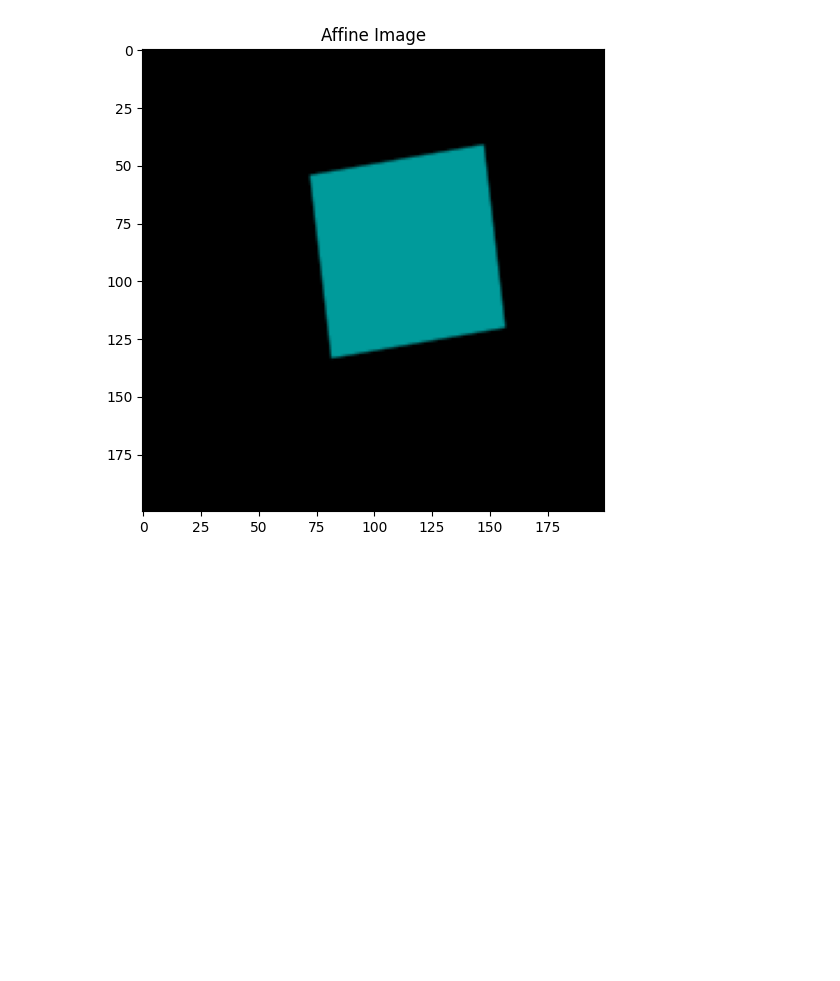
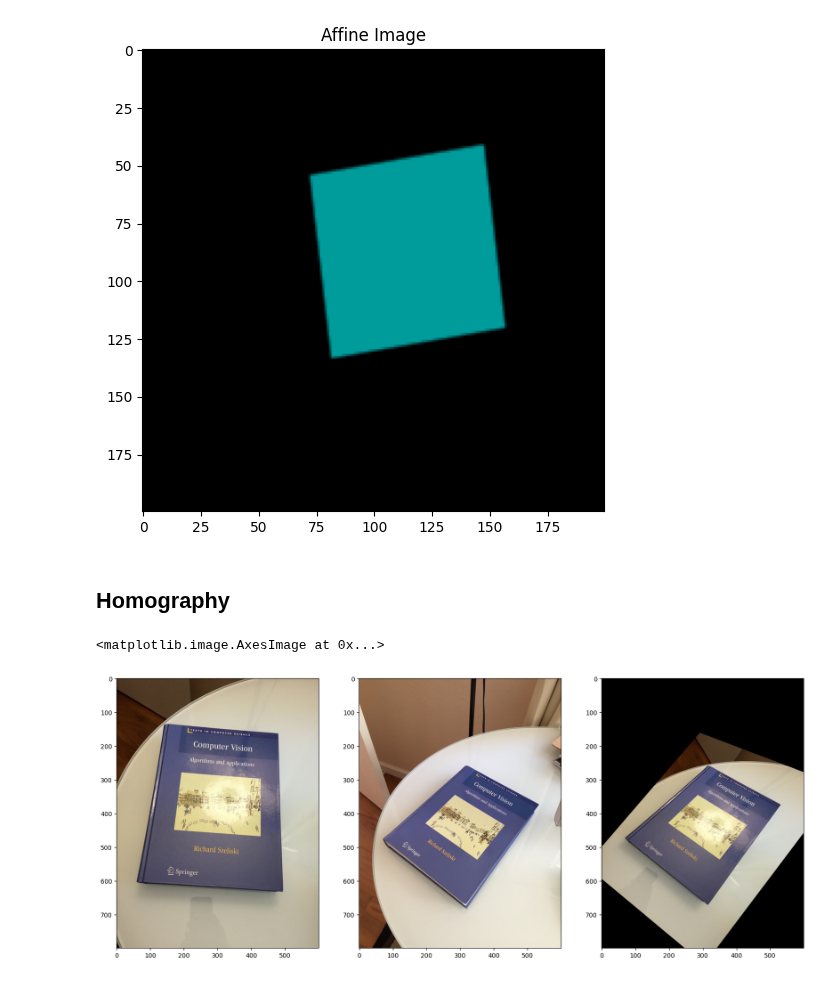
Before and after one commit to DastanIqbal/LearnOpenCV, a Jupyter notebook: src/OpenCV/dlap/week2/2.2-Recap-AffineTransformation.ipynb, the cells around one changed output. Drawn from its saved outputs; the diff is of its cells as text; code cells hidden in the pictures; blank space fills up the shorter version.

Commit message:
feat: homography

```diff
--- a/src/OpenCV/dlap/week2/2.2-Recap-AffineTransformation.ipynb
+++ b/src/OpenCV/dlap/week2/2.2-Recap-AffineTransformation.ipynb
@@ -164,3 +176,35 @@ plt.show()
 # %% [output]
 [figure]
 [figure]
+# %% [markdown]
+## Homography
+# %%
+from dataPath import DATA_PATH
+
+# Read source image.
+im_src = cv2.imread(DATA_PATH+'images/book2.jpg')
+# Four corners of the book in source image
+pts_src = np.array([[141, 131], [480, 159], [493, 630],[64, 601]], dtype=float)
+
+# Read destination image.
+im_dst = cv2.imread(DATA_PATH+'images/book1.jpg')
+# Four corners of the book in destination image.
+pts_dst = np.array([[318, 256],[534, 372],[316, 670],[73, 473]], dtype=float)
+
+
+h, status = cv2.findHomography(pts_src, pts_dst)
+
+im_out = cv2.warpPerspective(im_src, h, (im_dst.shape[1],im_dst.shape[0]))
+# %%
+plt.figure(figsize=[20,10])
+plt.subplot(131)
+plt.imshow(im_src[...,::-1])
+
+plt.subplot(132)
+plt.imshow(im_dst[...,::-1])
+
+plt.subplot(133)
+plt.imshow(im_out[...,::-1])
+# %% [output]
+<matplotlib.image.AxesImage at 0x...>
+[figure, added]
```
Also changed, not shown: parts of 7 cells of this notebook, 2 other files.
